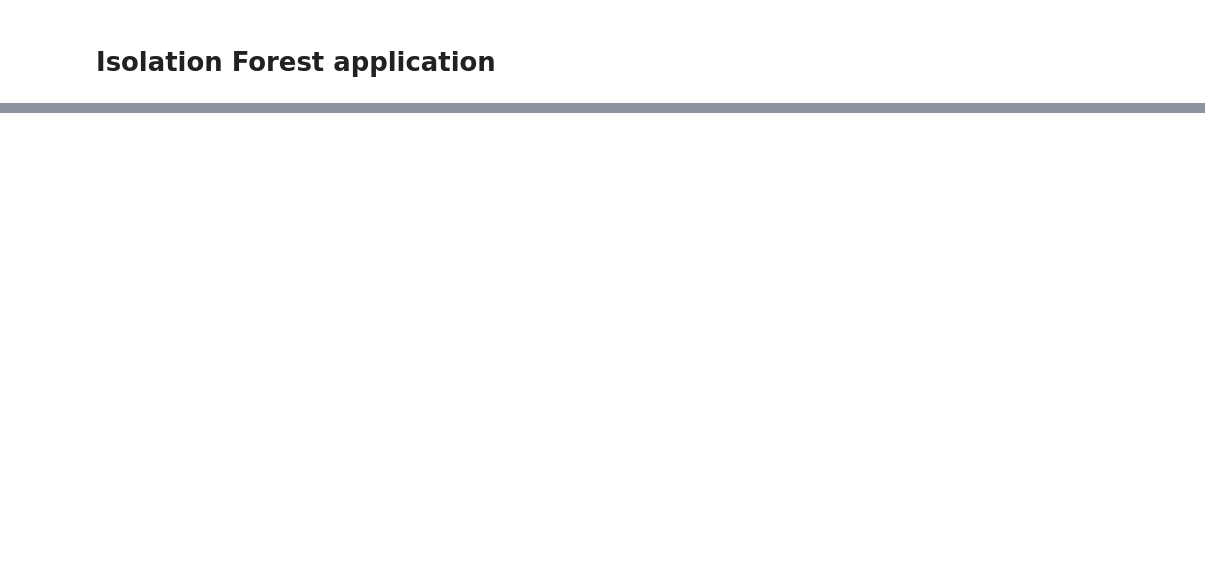
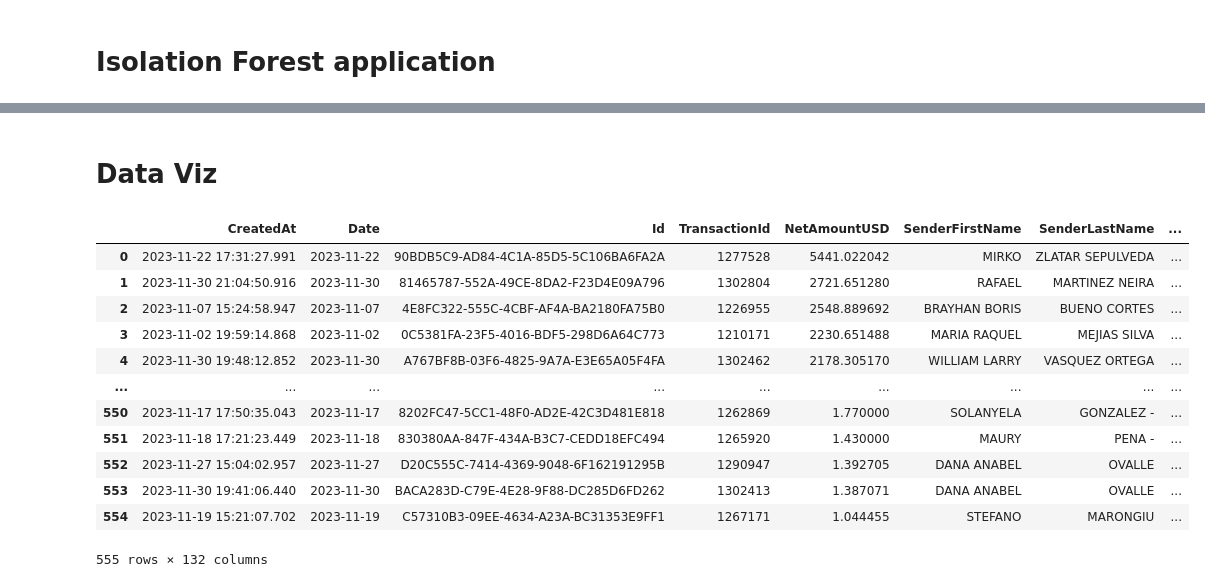
Before and after one commit to Harrynski/Theta_Ray_Anomaly_Detection_repo, a Jupyter notebook: anomaly_detection_MSFT.ipynb, the cells around one changed output, grey strips where cells are left out. Cells and saved outputs as stored; diff of their text form; code cells hidden in the pictures; blank space fills up the shorter version.

```diff
--- a/anomaly_detection_MSFT.ipynb
+++ b/anomaly_detection_MSFT.ipynb
@@ -186,8 +200,7 @@ def apply_isolation_forest(df, n_estimators, contamination=0.01):
 
 # specify the metrics column names to be modelled
 features = [
-        'Client', 'VendorCode',
-       'TargetCountry', 'TargetCurrency', 'NetAmountUSD', 'SourceCountry',
+    'NetAmountUSD',
        'NetAmountUSD_Date_mean',
        'NetAmountUSD_Client_mean', 'NetAmountUSD_VendorCode_mean',
        'NetAmountUSD_SourceCountry_mean', 'NetAmountUSD_TargetCountry_mean',
@@ -211,7 +224,7 @@ features = [
        'Sender_receiverBankAccountNumber_count', 'receiver_Id_count',
        'receiver_Date_count', 'receiver_VendorCode_count',
        'receiver_SenderDocument_count'
-]
+] + list(encoded_categorical_features)
 # %%
 X = data[features].copy()
 X = X.fillna(0)
@@ -226,7 +239,7 @@ print("Number of trees", n_estimators)
 
 clf, pred, scores = apply_isolation_forest(X, n_estimators, contamination=0.01)
 data["anomaly"] = pred
-data["score"] = scores * -1
+data["score"] = scores
 # excluding users who do not have any successful logon history.
 # %% [output]
 Number of trees 100
@@ -234,5 +246,4 @@ ValueError: could not convert string to float: 'SANTANDERCHL'
 # %%
-data = data.loc[data["SuccessfulLogons"] > 0]
 outliers = data.loc[data["anomaly"] == -1]
 outlier_index = list(outliers.index)
 print(f"Outliers at indexes: {outlier_index}")
@@ -240,0 +272,26 @@ print(data["anomaly"].value_counts())
+# %% [markdown]
+# Data Viz
+# %%
+import plotly.express as px
+
+data["anomaly_label"] = data["anomaly"].apply(
+    lambda x: "outlier" if x == -1 else "inlier"
+)
+fig = px.histogram(data, x="score", color="anomaly_label")
+fig.show()
+# %%
+data.fillna(0)
+# %% [output]
+|  | CreatedAt | Date | Id | TransactionId | NetAmountUSD | SenderFirstName | SenderLastName | ... |
+| 0 | 2023-11-22 17:31:27.991 | 2023-11-22 | 90BDB5C9-AD84-4C1A-85D5-5C106BA6FA2A | 1277528 | 5441.022042 | MIRKO | ZLATAR SEPULVEDA | ... |
+| 1 | 2023-11-30 21:04:50.916 | 2023-11-30 | 81465787-552A-49CE-8DA2-F23D4E09A796 | 1302804 | 2721.651280 | RAFAEL | MARTINEZ NEIRA | ... |
+| 2 | 2023-11-07 15:24:58.947 | 2023-11-07 | 4E8FC322-555C-4CBF-AF4A-BA2180FA75B0 | 1226955 | 2548.889692 | BRAYHAN BORIS | BUENO CORTES | ... |
+| 3 | 2023-11-02 19:59:14.868 | 2023-11-02 | 0C5381FA-23F5-4016-BDF5-298D6A64C773 | 1210171 | 2230.651488 | MARIA RAQUEL | MEJIAS SILVA | ... |
+| 4 | 2023-11-30 19:48:12.852 | 2023-11-30 | A767BF8B-03F6-4825-9A7A-E3E65A05F4FA | 1302462 | 2178.305170 | WILLIAM LARRY | VASQUEZ ORTEGA | ... |
+| ... | ... | ... | ... | ... | ... | ... | ... | ... |
+| 550 | 2023-11-17 17:50:35.043 | 2023-11-17 | 8202FC47-5CC1-48F0-AD2E-42C3D481E818 | 1262869 | 1.770000 | SOLANYELA | GONZALEZ - | ... |
+| 551 | 2023-11-18 17:21:23.449 | 2023-11-18 | 830380AA-847F-434A-B3C7-CEDD18EFC494 | 1265920 | 1.430000 | MAURY | PENA - | ... |
+| 552 | 2023-11-27 15:04:02.957 | 2023-11-27 | D20C555C-7414-4369-9048-6F162191295B | 1290947 | 1.392705 | DANA ANABEL | OVALLE | ... |
+| 553 | 2023-11-30 19:41:06.440 | 2023-11-30 | BACA283D-C79E-4E28-9F88-DC285D6FD262 | 1302413 | 1.387071 | DANA ANABEL | OVALLE | ... |
+| 554 | 2023-11-19 15:21:07.702 | 2023-11-19 | C57310B3-09EE-4634-A23A-BC31353E9FF1 | 1267171 | 1.044455 | STEFANO | MARONGIU | ... |
+555 rows × 132 columns
```
Also changed, not shown: parts of 17 cells of this notebook, 2 other files.
